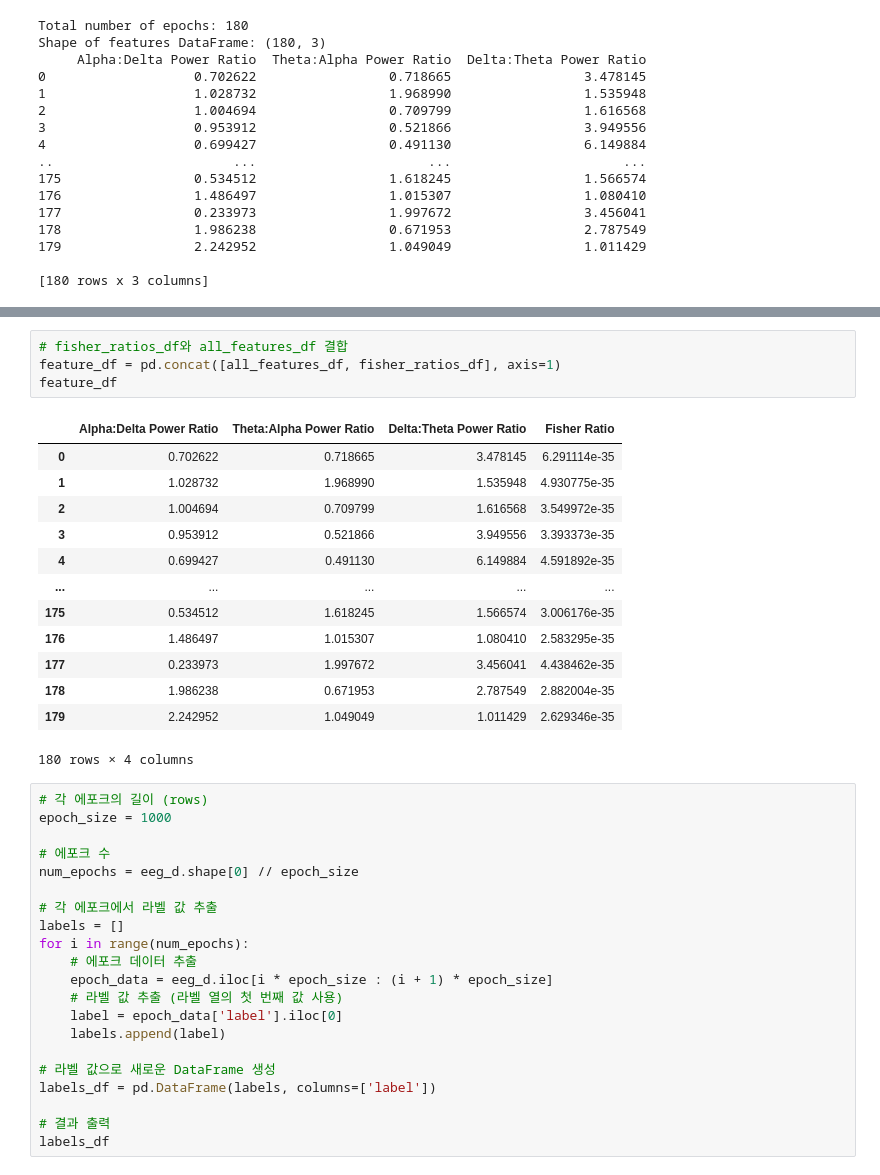
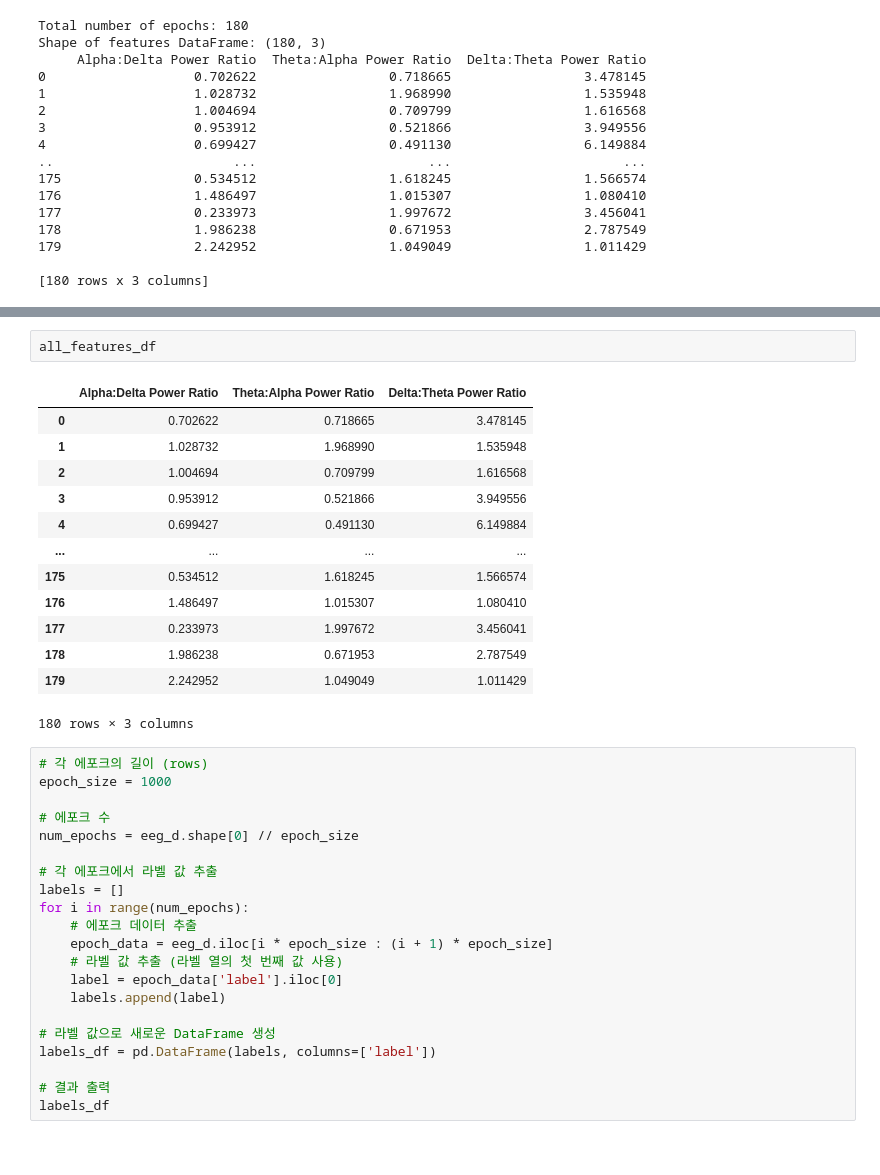
Before and after one commit to LimDoHyeon/EEG-LLM, a Jupyter notebook: evaluation/eval_ML_model.ipynb, the cells around one changed output, grey strips where cells are left out. Cells and saved outputs as stored; diff of their text form.

Commit message:
[Fix] features에서 fisher ratio 삭제

```diff
--- a/evaluation/eval_ML_model.ipynb
+++ b/evaluation/eval_ML_model.ipynb
@@ -352,21 +223,19 @@ fisher_ratios_df
-# %%
-# fisher_ratios_df와 all_features_df 결합
-feature_df = pd.concat([all_features_df, fisher_ratios_df], axis=1)
-feature_df
-# %% [output]
-|  | Alpha:Delta Power Ratio | Theta:Alpha Power Ratio | Delta:Theta Power Ratio | Fisher Ratio |
-| 0 | 0.702622 | 0.718665 | 3.478145 | 6.291114e-35 |
-| 1 | 1.028732 | 1.968990 | 1.535948 | 4.930775e-35 |
-| 2 | 1.004694 | 0.709799 | 1.616568 | 3.549972e-35 |
-| 3 | 0.953912 | 0.521866 | 3.949556 | 3.393373e-35 |
-| 4 | 0.699427 | 0.491130 | 6.149884 | 4.591892e-35 |
-| ... | ... | ... | ... | ... |
-| 175 | 0.534512 | 1.618245 | 1.566574 | 3.006176e-35 |
-| 176 | 1.486497 | 1.015307 | 1.080410 | 2.583295e-35 |
-| 177 | 0.233973 | 1.997672 | 3.456041 | 4.438462e-35 |
-| 178 | 1.986238 | 0.671953 | 2.787549 | 2.882004e-35 |
-| 179 | 2.242952 | 1.049049 | 1.011429 | 2.629346e-35 |
-180 rows × 4 columns
+# %%
+all_features_df
+# %% [output]
+|  | Alpha:Delta Power Ratio | Theta:Alpha Power Ratio | Delta:Theta Power Ratio |
+| 0 | 0.702622 | 0.718665 | 3.478145 |
+| 1 | 1.028732 | 1.968990 | 1.535948 |
+| 2 | 1.004694 | 0.709799 | 1.616568 |
+| 3 | 0.953912 | 0.521866 | 3.949556 |
+| 4 | 0.699427 | 0.491130 | 6.149884 |
+| ... | ... | ... | ... |
+| 175 | 0.534512 | 1.618245 | 1.566574 |
+| 176 | 1.486497 | 1.015307 | 1.080410 |
+| 177 | 0.233973 | 1.997672 | 3.456041 |
+| 178 | 1.986238 | 0.671953 | 2.787549 |
+| 179 | 2.242952 | 1.049049 | 1.011429 |
+180 rows × 3 columns
 # %%
 # 각 에포크의 길이 (rows)
 epoch_size = 1000
```
Also changed, not shown: parts of 15 cells of this notebook.
